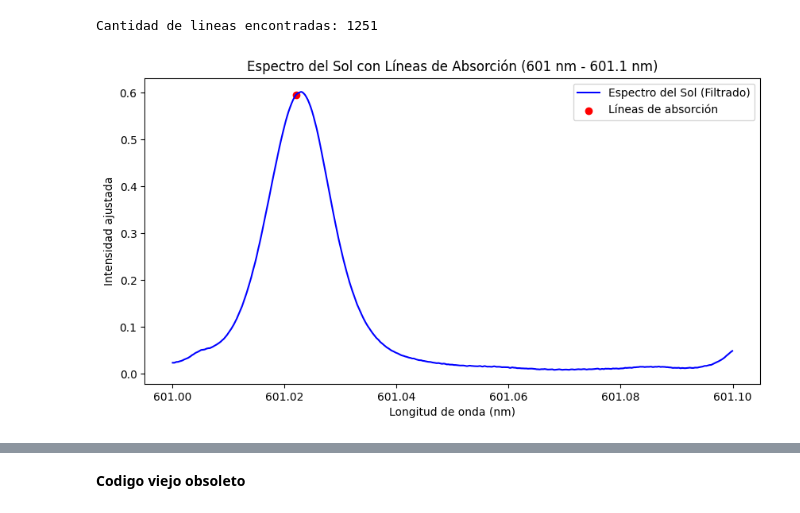
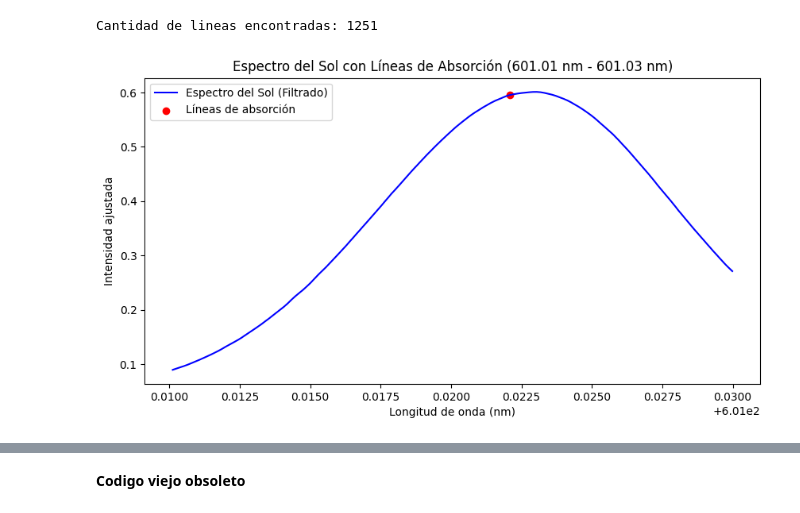
Before and after one commit to EstebanFuentesS/Proyecto-Teorico-202501, a Jupyter notebook: main.ipynb, the cells around one changed output, grey strips where cells are left out. Cells and saved outputs as stored; diff of their text form; code cells hidden in the pictures.

```diff
--- a/main.ipynb
+++ b/main.ipynb
@@ -160,22 +160,22 @@ print(f"Cantidad de lineas encontradas: {len(valores_mas_cercanos)}")
 # %% [output]
 Cantidad de lineas encontradas: 1251
 # %%
-lambda_min = 601
-lambda_max = 601.1
+lambda_min = 601.01
+lambda_max = 601.03
 
 df2_filtrado = df2[(df2["Wave"] >= lambda_min) & (df2["Wave"] <= lambda_max)]
 
 valores_mas_cercanos_filtrados = [val for val in valores_mas_cercanos if lambda_min <= val <= lambda_max]
 flux_mas_cercanos_filtrados = [df2.loc[df2["Wave"] == val, "nFlux_ajustada"].values[0] for val in valores_mas_cercanos_filtrados]
 
 plt.figure(figsize=(10,5))
 plt.plot(df2_filtrado["Wave"], df2_filtrado["nFlux_ajustada"], label="Espectro del Sol (Filtrado)", color="blue")
 plt.scatter(valores_mas_cercanos_filtrados, flux_mas_cercanos_filtrados, color='red', label="Líneas de absorción")
 plt.xlabel("Longitud de onda (nm)")
 plt.ylabel("Intensidad ajustada")
 plt.legend()
 plt.title(f"Espectro del Sol con Líneas de Absorción ({lambda_min} nm - {lambda_max} nm)")
 plt.show()
 # %% [output]
-[figure, old version]
+[figure, new version]
 # %%
```
Also changed, not shown: parts of 3 cells of this notebook.
